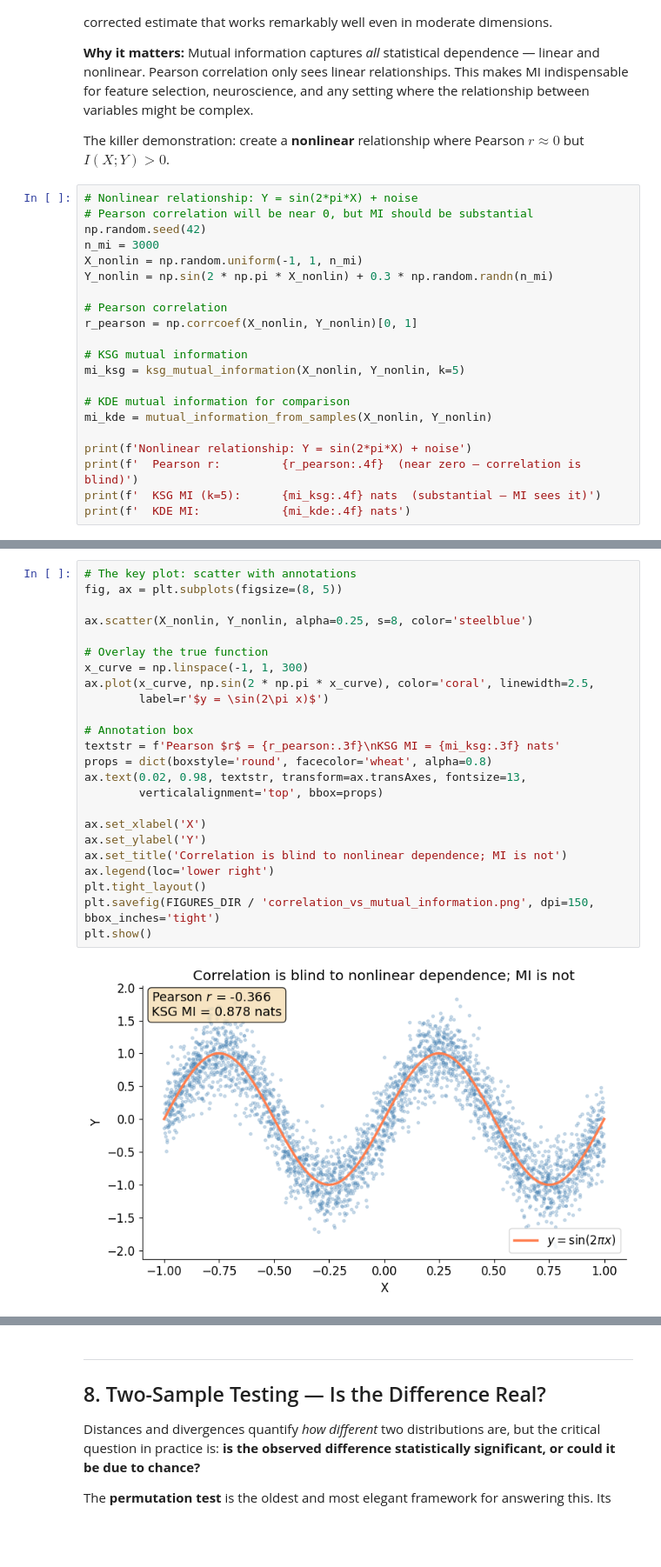
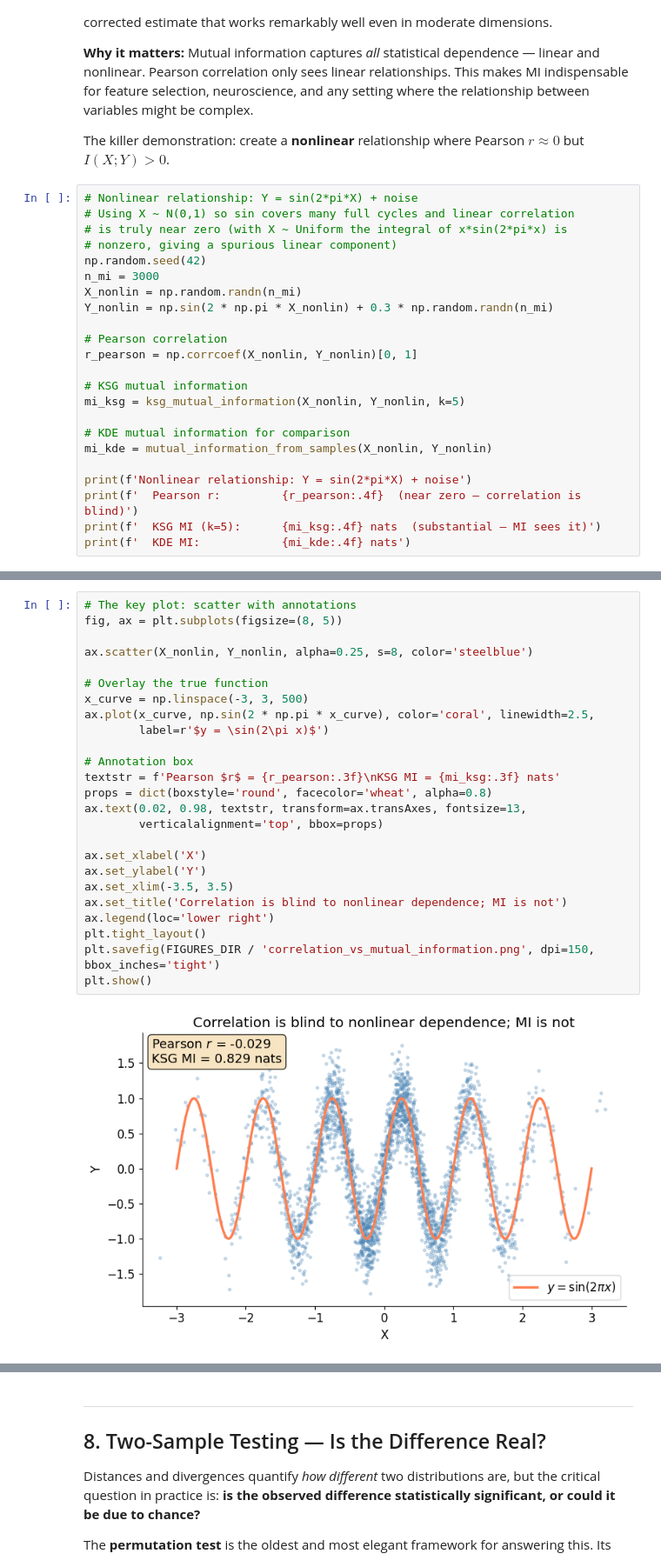
Before and after one commit to michaelnowotny/divergence, a Jupyter notebook: notebooks/Distances_and_Testing.ipynb, the cells around one changed output, grey strips where cells are left out. Shown at 87% size. Cells and saved outputs as stored; diff of their text form; blank space fills up the shorter version.

```diff
--- a/notebooks/Distances_and_Testing.ipynb
+++ b/notebooks/Distances_and_Testing.ipynb
@@ -356,10 +356,12 @@ In 2004, Alexander Kraskov, Harald Stögbauer, and Peter Grassberger at the Jül
 The killer demonstration: create a **nonlinear** relationship where Pearson $r \approx 0$ but $I(X; Y) > 0$.
 # %%
 # Nonlinear relationship: Y = sin(2*pi*X) + noise
-# Pearson correlation will be near 0, but MI should be substantial
+# Using X ~ N(0,1) so sin covers many full cycles and linear correlation
+# is truly near zero (with X ~ Uniform the integral of x*sin(2*pi*x) is
+# nonzero, giving a spurious linear component)
 np.random.seed(42)
 n_mi = 3000
-X_nonlin = np.random.uniform(-1, 1, n_mi)
+X_nonlin = np.random.randn(n_mi)
 Y_nonlin = np.sin(2 * np.pi * X_nonlin) + 0.3 * np.random.randn(n_mi)
 
 # Pearson correlation
@@ -383,29 +385,30 @@ Nonlinear relationship: Y = sin(2*pi*X) + noise
 # %%
 # The key plot: scatter with annotations
 fig, ax = plt.subplots(figsize=(8, 5))
 
 ax.scatter(X_nonlin, Y_nonlin, alpha=0.25, s=8, color='steelblue')
 
 # Overlay the true function
-x_curve = np.linspace(-1, 1, 300)
+x_curve = np.linspace(-3, 3, 500)
 ax.plot(x_curve, np.sin(2 * np.pi * x_curve), color='coral', linewidth=2.5,
         label=r'$y = \sin(2\pi x)$')
 
 # Annotation box
 textstr = f'Pearson $r$ = {r_pearson:.3f}\nKSG MI = {mi_ksg:.3f} nats'
 props = dict(boxstyle='round', facecolor='wheat', alpha=0.8)
 ax.text(0.02, 0.98, textstr, transform=ax.transAxes, fontsize=13,
         verticalalignment='top', bbox=props)
 
 ax.set_xlabel('X')
 ax.set_ylabel('Y')
+ax.set_xlim(-3.5, 3.5)
 ax.set_title('Correlation is blind to nonlinear dependence; MI is not')
 ax.legend(loc='lower right')
 plt.tight_layout()
 plt.savefig(FIGURES_DIR / 'correlation_vs_mutual_information.png', dpi=150, bbox_inches='tight')
 plt.show()
 # %% [output]
-[figure, old version]
+[figure, new version]
 # %%
 # Also verify with a linear relationship for calibration
 rho_lin = 0.7
```
Also changed, not shown: parts of 2 cells of this notebook, 1 other file.
